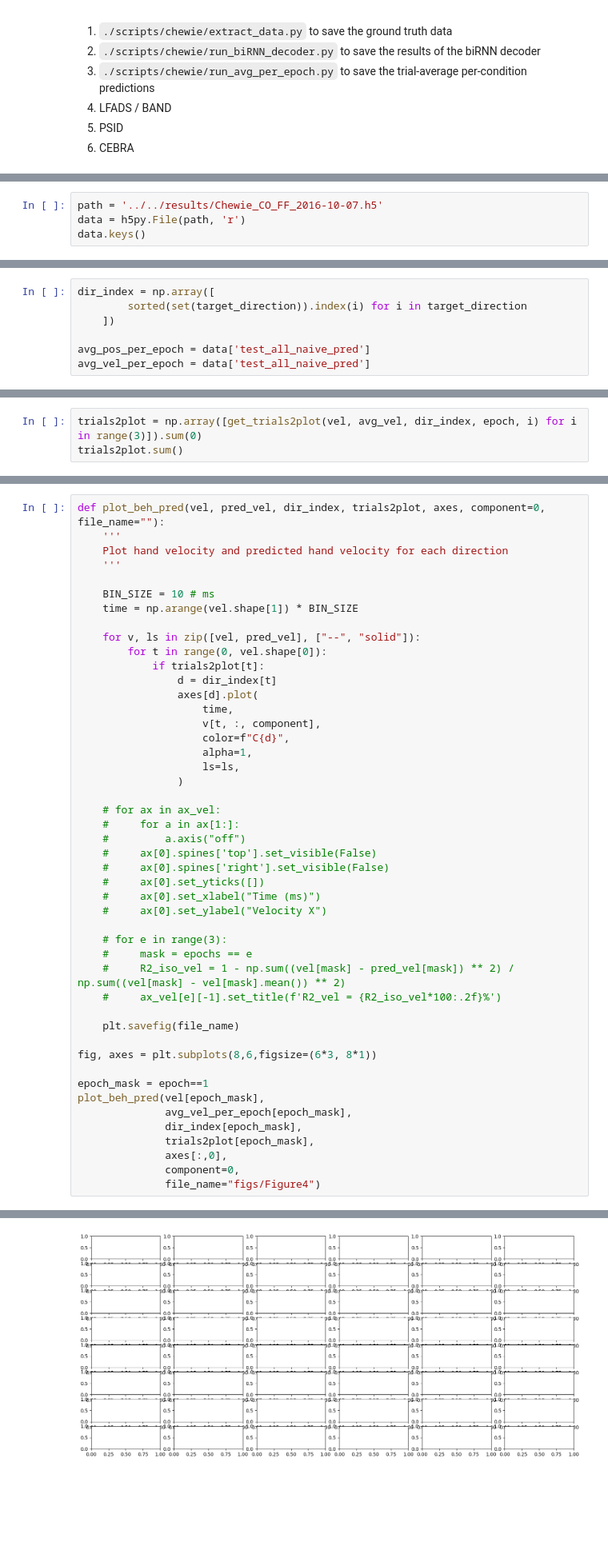
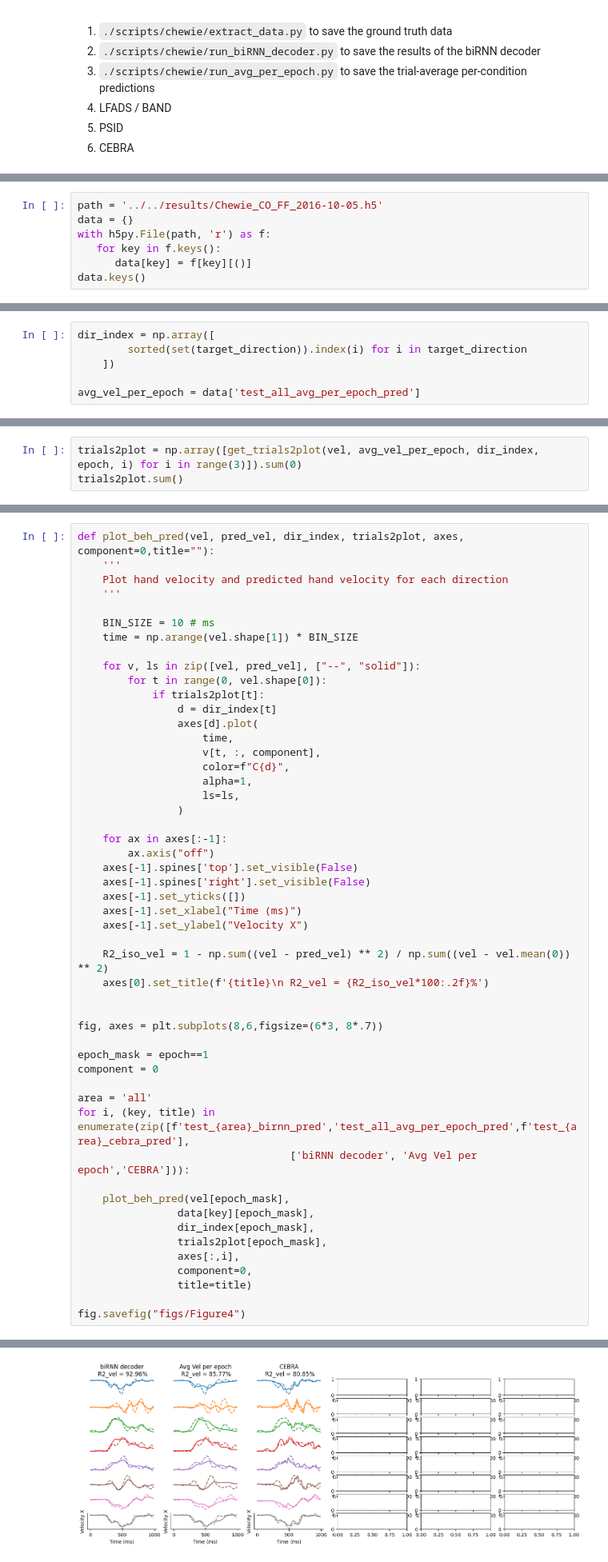
Before and after one commit to NinelK/BAND-torch, a Jupyter notebook: notebooks/paper/Fig4_decoding.ipynb, the cells around one changed output, grey strips where cells are left out. Shown at 80% size. Cells and saved outputs as stored; diff of their text form; blank space fills up the shorter version.

Commit message:
add CEBRA

```diff
--- a/notebooks/paper/Fig4_decoding.ipynb
+++ b/notebooks/paper/Fig4_decoding.ipynb
@@ -22,7 +22,10 @@ The nb_black extension is already loaded. To reload it, use:
   %reload_ext nb_black
 [interactive output not drawn]
 # %%
-path = '../../results/Chewie_CO_FF_2016-10-07.h5'
-data = h5py.File(path, 'r')
+path = '../../results/Chewie_CO_FF_2016-10-05.h5'
+data = {}
+with h5py.File(path, 'r') as f:
+   for key in f.keys():
+      data[key] = f[key][()]
 data.keys()
 # %% [output]
@@ -41,6 +44,5 @@ dir_index = np.array([
         sorted(set(target_direction)).index(i) for i in target_direction
     ])
 
-avg_pos_per_epoch = data['test_all_naive_pred']
-avg_vel_per_epoch = data['test_all_naive_pred']
+avg_vel_per_epoch = data['test_all_avg_per_epoch_pred']
 # %% [output]
@@ -48,4 +50,4 @@ KeyError: "Unable to synchronously open object (object 'test_all_naive_pred' doe
 # %%
-trials2plot = np.array([get_trials2plot(vel, avg_vel, dir_index, epoch, i) for i in range(3)]).sum(0)
+trials2plot = np.array([get_trials2plot(vel, avg_vel_per_epoch, dir_index, epoch, i) for i in range(3)]).sum(0)
 trials2plot.sum()
 # %% [output]
@@ -53,5 +56,5 @@ NameError: name 'avg_vel' is not defined
 # %%
-def plot_beh_pred(vel, pred_vel, dir_index, trials2plot, axes, component=0, file_name=""):
+def plot_beh_pred(vel, pred_vel, dir_index, trials2plot, axes, component=0,title=""):
     '''
     Plot hand velocity and predicted hand velocity for each direction
     '''
@@ -71,30 +74,34 @@ def plot_beh_pred(vel, pred_vel, dir_index, trials2plot, axes, component=0, file
                     ls=ls,
                 )
 
-    # for ax in ax_vel:
-    #     for a in ax[1:]:
-    #         a.axis("off")
-    #     ax[0].spines['top'].set_visible(False)
-    #     ax[0].spines['right'].set_visible(False)
-    #     ax[0].set_yticks([])
-    #     ax[0].set_xlabel("Time (ms)")
-    #     ax[0].set_ylabel("Velocity X")
+    for ax in axes[:-1]:
+        ax.axis("off")
+    axes[-1].spines['top'].set_visible(False)
+    axes[-1].spines['right'].set_visible(False)
+    axes[-1].set_yticks([])
+    axes[-1].set_xlabel("Time (ms)")
+    axes[-1].set_ylabel("Velocity X")
 
-    # for e in range(3):
-    #     mask = epochs == e
-    #     R2_iso_vel = 1 - np.sum((vel[mask] - pred_vel[mask]) ** 2) / np.sum((vel[mask] - vel[mask].mean()) ** 2)
-    #     ax_vel[e][-1].set_title(f'R2_vel = {R2_iso_vel*100:.2f}%')
+    R2_iso_vel = 1 - np.sum((vel - pred_vel) ** 2) / np.sum((vel - vel.mean(0)) ** 2)
+    axes[0].set_title(f'{title}\n R2_vel = {R2_iso_vel*100:.2f}%')
 
-    plt.savefig(file_name)
 
-fig, axes = plt.subplots(8,6,figsize=(6*3, 8*1))
+fig, axes = plt.subplots(8,6,figsize=(6*3, 8*.7))
 
 epoch_mask = epoch==1
-plot_beh_pred(vel[epoch_mask],
-              avg_vel_per_epoch[epoch_mask],
-              dir_index[epoch_mask],
-              trials2plot[epoch_mask],
-              axes[:,0],
-              component=0,
-              file_name="figs/Figure4")
+component = 0
+
+area = 'all'
+for i, (key, title) in enumerate(zip([f'test_{area}_birnn_pred','test_all_avg_per_epoch_pred',f'test_{area}_cebra_pred'],
+                                  ['biRNN decoder', 'Avg Vel per epoch','CEBRA'])):
+
+    plot_beh_pred(vel[epoch_mask],
+                data[key][epoch_mask],
+                dir_index[epoch_mask],
+                trials2plot[epoch_mask],
+                axes[:,i],
+                component=0,
+                title=title)
+
+fig.savefig("figs/Figure4")
 # %% [output]
@@ -102 +108 @@ NameError: name 'avg_vel_per_epoch' is not defined
-[figure, old version]
+[figure, new version]
```
Also changed, not shown: parts of 6 cells of this notebook, 1 other file.
